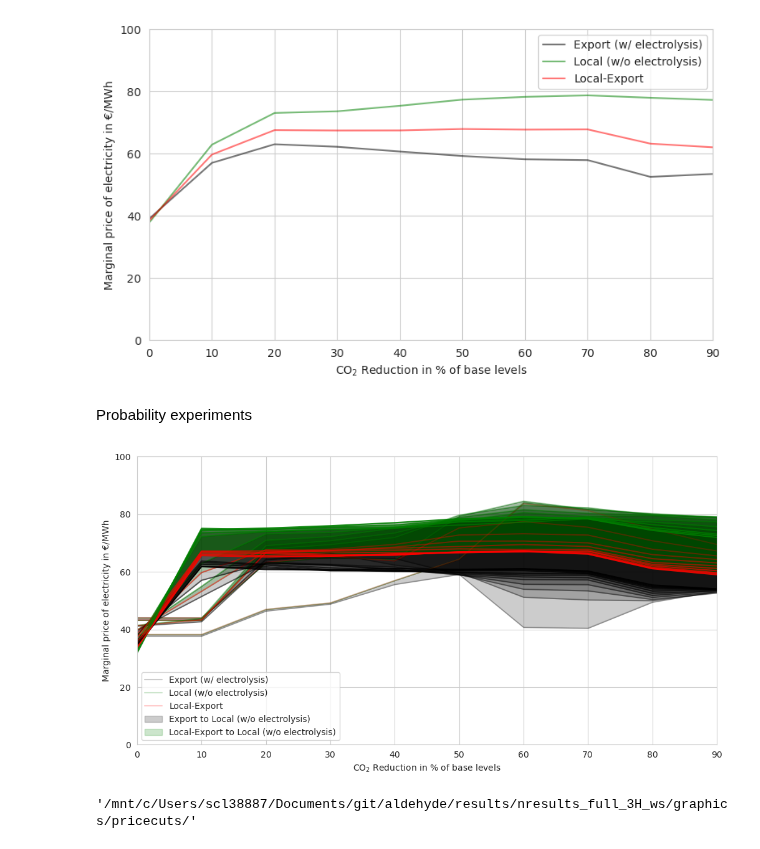
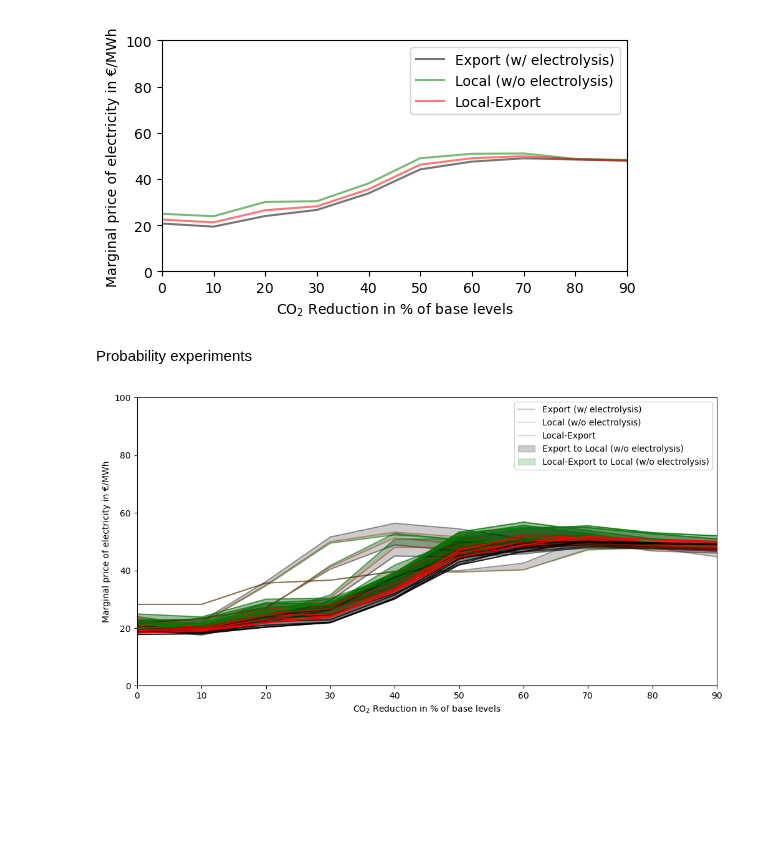
Before and after one commit to energyLS/aldehyde, a Jupyter notebook: workflow/notebooks/price_cut.ipynb, the cells around one changed output. Saved outputs shown, nothing was run; the diff lists cells and outputs as text; code cells hidden in the pictures; blank space fills up the shorter version.

```diff
--- a/workflow/notebooks/price_cut.ipynb
+++ b/workflow/notebooks/price_cut.ipynb
@@ -4,7 +4,7 @@ import numpy as np
 import os
 import matplotlib.pyplot as plt
 # %%
-RUN = "nresults_full_3H_ws"
+RUN = "dyntrans_full_3h_ws"
 PREFIX = "/mnt/c/Users/scl38887/Documents/git/aldehyde/"
 INPUT = PREFIX + "results/" + RUN + "/integrated_comp/stats.csv"
 OUTPUT = PREFIX + "results/" + RUN + "/graphics/pricecuts/"
@@ -24,9 +24,9 @@ stats.head()
 # %%
 def get_data(export):
-    lcoe_w_electrolysis = stats[stats.index == export].lcoe_w_electrolysis
-    lcoe_w_no_electrolysis = stats[stats.index == export].lcoe_w_no_electrolysis
-    lcoe_w = stats[stats.index == export].lcoe_w
-    return lcoe_w_electrolysis, lcoe_w_no_electrolysis, lcoe_w
+    mg_AC_incl_H2 = stats[stats.index == export].loc[:,"mg_AC_inclu_H2 El_all"]
+    mg_AC_exclu_H2 = stats[stats.index == export].loc[:,"mg_AC_exclu_H2 El_all"]
+    mg_AC_False_False = stats[stats.index == export].loc[:,"mg_AC_False_False_all"]
+    return mg_AC_incl_H2, mg_AC_exclu_H2, mg_AC_False_False
 # %%
 opts = stats[stats.index == 40].opts.str[4:]
 opts = np.unique(
@@ -38,32 +38,32 @@ opts = opts_reverse[::-1] * 100
 # %%
 # Plot the lcoe_w_electrolysis lcoe_w_no_electrolysis along the stats["opts"]
 
 
 fig, ax = plt.subplots(figsize=(6, 3))
 
 for export in [100]: # [0, 20, 40, 60, 80, 100, 120, 140, 160, 180, 200]:
-    lcoe_w_electrolysis, lcoe_w_no_electrolysis, lcoe_w = get_data(export)
-    ax.plot(opts, lcoe_w_electrolysis, label="Export (w/ electrolysis)", color = "black", alpha = (export/300)+0.2)
-    ax.plot(opts, lcoe_w_no_electrolysis, label="Local (w/o electrolysis)", color = "green", alpha = (export/300)+0.2)
-    ax.plot(opts, lcoe_w, label="Local-Export", color = "red", alpha = (export/300)+0.2)
+    contour_mg_AC_incl_H2, contour_mg_AC_exclu_H2, contour_mg_AC_False_False = get_data(export)
+    ax.plot(opts, contour_mg_AC_incl_H2, label="Export (w/ electrolysis)", color = "black", alpha = (export/300)+0.2)
+    ax.plot(opts, contour_mg_AC_exclu_H2, label="Local (w/o electrolysis)", color = "green", alpha = (export/300)+0.2)
+    ax.plot(opts, contour_mg_AC_False_False, label="Local-Export", color = "red", alpha = (export/300)+0.2)
     ax.set_label("Export in % of base levels")
 
 ax.set_xlabel("CO$_2$ Reduction in % of base levels")
 ax.set_ylabel("Marginal price of electricity in €/MWh")
 ax.set_xticks(opts)
 ax.set_ylim(0, 100)
 ax.set_xlim(0, 90)
 
 ax.legend()
 
 #ax.legend()
 if not os.path.isdir(OUTPUT):
     os.makedirs(OUTPUT)
     print("Created directory " + OUTPUT)
-# plt.savefig(OUTPUT + "electricity" + str(export) + ".pdf", bbox_inches="tight")
+plt.savefig(OUTPUT + "electricity" + str(export) + ".pdf", bbox_inches="tight")
 plt.show()
 # %% [output]
-[figure, old version]
+[figure, new version]
 # %% [markdown]
 Probability experiments
 # %%
@@ -103,8 +103,4 @@ if not os.path.isdir(OUTPUT):
 plt.savefig(OUTPUT + "hydrogen.pdf", bbox_inches="tight")
 plt.show()
 # %% [output]
-[figure, old version]
+[figure, new version]
-# %%
-OUTPUT
-# %% [output]
-'/mnt/c/Users/scl38887/Documents/git/aldehyde/results/nresults_full_3H_ws/graphics/pricecuts/'
```
Also changed, not shown: parts of 1 cell of this notebook, 2 other files.
